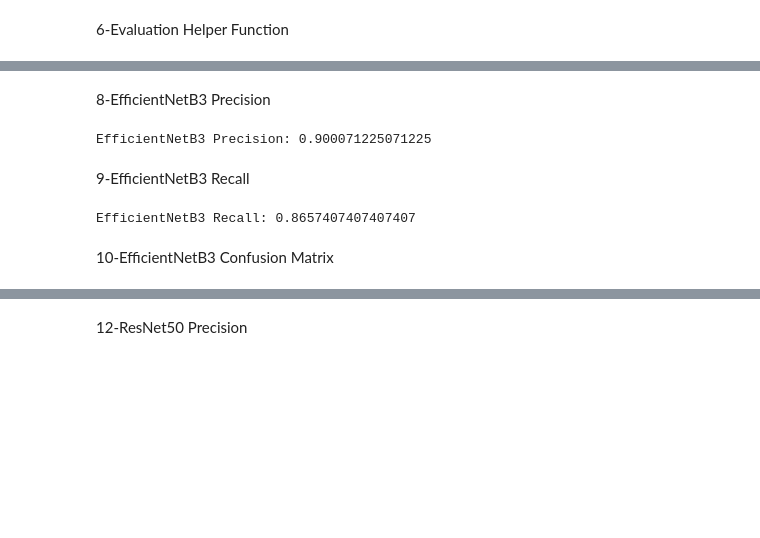
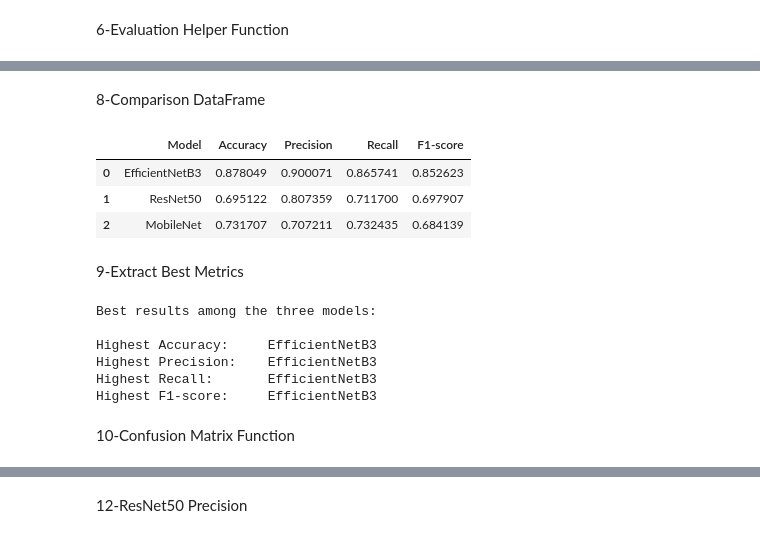
Before and after one commit to alberehap/plant-disease-classification, a Jupyter notebook: Evaluation.ipynb, the cells around one changed output, grey strips where cells are left out. Drawn from its saved outputs; the diff is of its cells as text; code cells hidden in the pictures; blank space fills up the shorter version.

```diff
--- a/Evaluation.ipynb
+++ b/Evaluation.ipynb
@@ -53,19 +53,23 @@ MobileNet loaded successfully!
 # %% [markdown]
 6-Evaluation Helper Function
 # %%
-from sklearn.metrics import accuracy_score, precision_score, recall_score, f1_score
-
-def get_metrics(model, test_ds):
+def evaluate_model(model, test_ds):
     y_true = []
     y_pred = []
+
     for images, labels in test_ds:
-        preds = model.predict(images)
+        preds = model.predict(images, verbose=0)
+        preds = np.argmax(preds, axis=1)
+        y_pred.extend(preds)
         y_true.extend(labels.numpy())
-        y_pred.extend(np.argmax(preds, axis=1))
+
+    y_true = np.array(y_true)
+    y_pred = np.array(y_pred)
 
     acc = accuracy_score(y_true, y_pred)
     prec = precision_score(y_true, y_pred, average='macro')
     rec = recall_score(y_true, y_pred, average='macro')
     f1 = f1_score(y_true, y_pred, average='macro')
+
     return acc, prec, rec, f1, y_true, y_pred
 # %% [markdown]
@@ -84,15 +84,44 @@ EfficientNetB3 Accuracy: 0.8780487804878049
 # %% [markdown]
-8-EfficientNetB3 Precision
+8-Comparison DataFrame
 # %%
-print("EfficientNetB3 Precision:", prec_eff)
+comparison = pd.DataFrame({
+    "Model": ["EfficientNetB3", "ResNet50", "MobileNet"],
+    "Accuracy": [acc_eff, acc_res, acc_mob],
+    "Precision": [prec_eff, prec_res, prec_mob],
+    "Recall": [rec_eff, rec_res, rec_mob],
+    "F1-score": [f1_eff, f1_res, f1_mob]
+})
+
+comparison
 # %% [output]
-EfficientNetB3 Precision: 0.900071225071225
+|  | Model | Accuracy | Precision | Recall | F1-score |
+| 0 | EfficientNetB3 | 0.878049 | 0.900071 | 0.865741 | 0.852623 |
+| 1 | ResNet50 | 0.695122 | 0.807359 | 0.711700 | 0.697907 |
+| 2 | MobileNet | 0.731707 | 0.707211 | 0.732435 | 0.684139 |
 # %% [markdown]
-9-EfficientNetB3 Recall
+9-Extract Best Metrics
 # %%
-print("EfficientNetB3 Recall:", rec_eff)
+
+best_accuracy_model = comparison.loc[comparison["Accuracy"].idxmax(), "Model"]
+best_precision_model = comparison.loc[comparison["Precision"].idxmax(), "Model"]
+best_recall_model = comparison.loc[comparison["Recall"].idxmax(), "Model"]
+best_f1_model = comparison.loc[comparison["F1-score"].idxmax(), "Model"]
+
+comparison
+
+print("Best results among the three models:\n")
+
+print(f"Highest Accuracy:     {best_accuracy_model}")
+print(f"Highest Precision:    {best_precision_model}")
+print(f"Highest Recall:       {best_recall_model}")
+print(f"Highest F1-score:     {best_f1_model}")
 # %% [output]
-EfficientNetB3 Recall: 0.8657407407407407
+Best results among the three models:
+
+Highest Accuracy:     EfficientNetB3
+Highest Precision:    EfficientNetB3
+Highest Recall:       EfficientNetB3
+Highest F1-score:     EfficientNetB3
 # %% [markdown]
-10-EfficientNetB3 Confusion Matrix
+10-Confusion Matrix Function
 # %%
```
Also changed, not shown: parts of 5 cells of this notebook.
